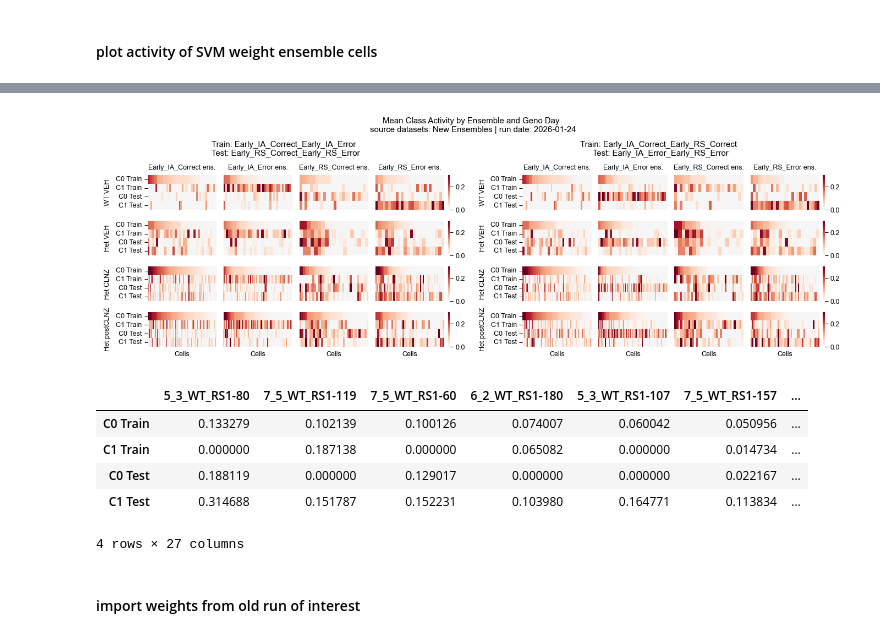
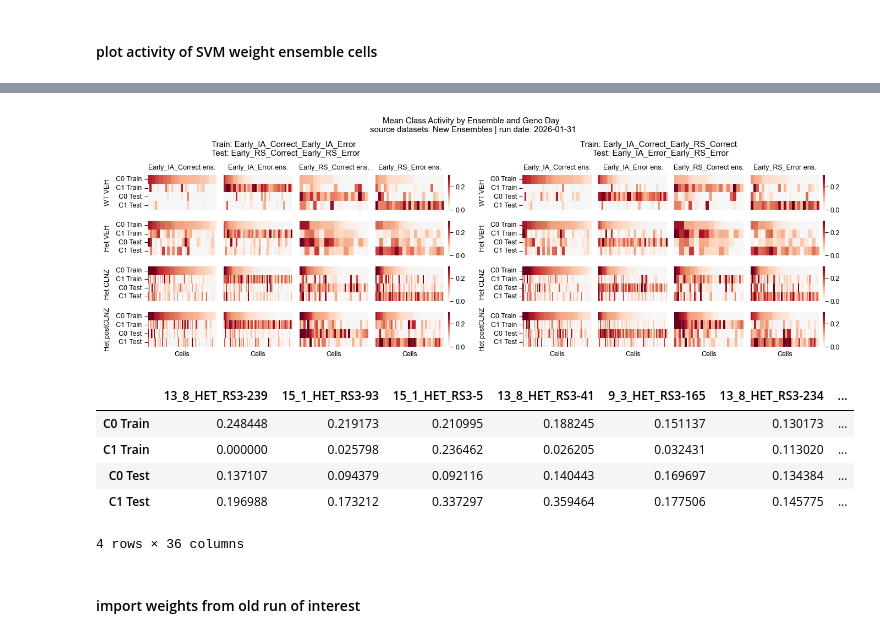
Before and after one commit to cjohnsoncruz/dlx56_mPFC_1p_SohalLab, a Jupyter notebook: code/Revisions- Fig 3-7 & Sup Fig 1-2 v3_ compare CCG_SVM_weights.ipynb, the cells around one changed output, grey strips where cells are left out. Saved outputs shown, nothing was run; the diff lists cells and outputs as text; code cells hidden in the pictures.

```diff
--- a/code/Revisions- Fig 3-7 & Sup Fig 1-2 v3_ compare CCG_SVM_weights.ipynb
+++ b/code/Revisions- Fig 3-7 & Sup Fig 1-2 v3_ compare CCG_SVM_weights.ipynb
@@ -174,7 +194,8 @@ decoding_type_to_var = {
     'out_of_distribution_single_stage': 'decode_out_distrib_single_stage',
 }
 ## choose run record to draw
-run_record_loc = r'C:\\Users\\13car\\Dropbox\\local_github_repos_personal\\dlx56_mPFC_1p_SohalLab\\results\\figure_5_prep_mid_decoding figures_24_Jan_2026'
+run_record_loc = r'C:\Users\13car\Dropbox\local_github_repos_personal\dlx56_mPFC_1p_SohalLab\results\figure_5_prep_mid_decoding figures_31_Jan_2026'
+# run_record_loc = r'C:\\Users\\13car\\Dropbox\\local_github_repos_personal\\dlx56_mPFC_1p_SohalLab\\results\\figure_5_prep_mid_decoding figures_24_Jan_2026'
 generalize_svm_record_file = f"Decoder- Out of Distribution - run version record.csv"
 #collect info on current runs to read them into notebook
 last_run_info = pd.read_csv(run_record_loc + '/' + generalize_svm_record_file)
@@ -1450,0 +1472,6 @@ comparison_summary.sort_values(by = 'absolute_difference')
+# %%
+fig, ax = plt.subplots(1,1, figsize = (3,2))
+sns.swarmplot(data = comparison_summary, x = "Comparison",y = 'absolute_difference', dodge = True, **geno_color_dict_no_errorbar)
+set_labels(ax = ax, label_dict = {'title': f"Difference (Old - New) in CCGP between Matlab ensemble detection runs",
+                                  'xlabel': f"Figure/CCG Type",
+                                  'ylabel': f"Performance Diff. (Absolute Value)"})
@@ -1943,7 +1970,9 @@ array([0.26825  , 0.1125   , 0.14025  , 0.16925  , 0.32475  , 0.0685   ,
 early_stages = ['Early_IA_Correct', 'Early_IA_Error', 'Early_RS_Correct', 'Early_RS_Error']
 late_stages = ['Late_IA', 'Late_RS']
 # %%
-def stack_weight_activity_matrices(weight_matrices, group_cols, align_func,
+def stack_weight_activity_matrices(weight_matrices,
+                                   group_cols,
+                                     align_func,
                                    activity_cols:list = ['class_0_train_activity_matrix', 'class_1_train_activity_matrix', 'class_0_test_activity_matrix', 'class_1_test_activity_matrix'],
                                    activity_labels:list =  ['C0 Train mean activity', 'C1 Train mean activity', 'C0 Test mean activity', 'C1 Test mean activity']):
     """
@@ -2016,15 +2045,15 @@ for comp_n, ((train_on, test_on), subset) in enumerate(df.groupby(['train_on', '
     subf = subfigs[comp_n]
     axes = subf.subplots(len(row_vals), len(early_stages), squeeze=True)
 
-    for (rv, ens), ax in zip(product(row_vals, early_stages), axes.flat):
-        cell = subset[(subset[row] == rv) & (subset[col] == ens)]
+    for (geno, ens), ax in zip(product(row_vals, early_stages), axes.flat):
+        cell = subset[(subset[row] == geno) & (subset[col] == ens)]
         if  ens in early_stages and len(cell) > 0:
             last_col = ens == col_vals[-1]
             #use cell id + weight matrix to make table
             cell_weight_df = pd.DataFrame(cell['weight_matrix_all_runs'].iloc[0], columns=cell['final_cell_ids'].iloc[0])
             sns.heatmap(cell_weight_df, ax=ax, cmap='RdBu_r', center=0, vmin=vmin, vmax=vmax, cbar=True if last_col else False)
-            set_labels(ax = ax, label_dict= {'title': f"{ens}" if rv == row_vals[0] else "",
-                                            'ylabel': rv if ens == col_vals[0] else "Bootstrap",
+            set_labels(ax = ax, label_dict= {'title': f"{ens}" if geno == row_vals[0] else "",
+                                            'ylabel': geno if ens == col_vals[0] else "Bootstrap",
                                             'xlabel': "Cells"})
             ax.set_xticks([])
             ax.set_yticks([])
@@ -2051,46 +2080,43 @@ stacked_weights.head()
 # %%
 ## NEW_ PLOT CLass_0 train, test, class 1 train test activity matrices as heatmaps
-df = stacked_weights
 activity_cols = ['class_0_train_activity_matrix', 'class_1_train_activity_matrix', 'class_0_test_activity_matrix', 'class_1_test_activity_matrix']
 class_labels = ['C0 Train', 'C1 Train', 'C0 Test', 'C1 Test']
 activity_labels =  ['C0 Train mean activity', 'C1 Train mean activity', 'C0 Test mean activity', 'C1 Test mean activity']
 
 # PLOT ACTIVITY
 fig = plt.figure(figsize=(9, 3), layout='constrained')
 subfigs = fig.subfigures(1, 2)
-for comp_n, ((train_on, test_on), subset) in enumerate(df.groupby(['train_on', 'test_on'])):
+for comp_n, ((train_on, test_on), subset) in enumerate(stacked_weights.groupby(['train_on', 'test_on'])):
 
     axes =subfigs[comp_n].subplots(len(geno_order), len(early_stages), squeeze=True)
 
-    for (rv, ens), ax in zip(product(geno_order, early_stages), axes.flat):
-        cell = subset[(subset['geno_day'] == rv) & (subset['ensemble'] == ens)]
+    for (geno, ens), ax in zip(product(geno_order, early_stages), axes.flat):
+        cell = subset[(subset['geno_day'] == geno) & (subset['ensemble'] == ens)]
 
         if len(cell) > 0:    # Stack mean vectors: rows = class/split combos, cols = cells
-            stacked_activity = np.vstack([cell[ac].iloc[0] for ac in activity_labels])
+            stacked_activity = np.vstack([cell[ac].iloc[0] for ac in ['C0 Train mean activity', 'C1 Train mean activity', 'C0 Test mean activity', 'C1 Test mean activity']])
             cell_ids = cell['final_cell_ids'].iloc[0]
             activity_df = pd.DataFrame(stacked_activity, index=class_labels, columns=cell_ids).sort_values(by='C0 Train', axis = 1, ascending=False)
             sns.heatmap(activity_df, ax=ax, cmap='RdBu_r', center = 0, vmin=0, vmax=0.3,  cbar= ens == early_stages[-1], yticklabels= ens == early_stages[0])
-            set_labels(ax=ax, label_dict={'title': f"{ens} ens." if rv == geno_order[0] else "",
-                                          'ylabel': rv if ens == early_stages[0] else "",
-                                          'xlabel': "Cells" if rv == geno_order[-1] else ""})
+            set_labels(ax=ax, label_dict={'title': f"{ens} ens." if geno == geno_order[0] else "", 'ylabel': geno if ens == early_stages[0] else "", 'xlabel': "Cells" if geno == geno_order[-1] else ""})
             ax.set_xticks([])
     subfigs[comp_n].suptitle(f"Train: {train_on} \n Test: {test_on}")
 
 fig_suptitle = f"Mean Class Activity by Ensemble and Geno Day \n source datasets: {weight_matrices.dataset_label.iloc[0]} | run date: {weight_matrices.run_end_date.iloc[0]}"
 fig.suptitle(fig_suptitle)
 fig_filename = f"CCGP Mean Class Activity by Ens X Geno Day _ SVM data {weight_matrices.dataset_label.iloc[0]} {date_tag}"
 fig.savefig(results_loc_ccg_compare / f"{fig_filename}.png", dpi=300)
 # %% [output]
-[figure, old version]
+[figure, new version]
 # %%
 activity_df.sort_values(by='C0 Train', axis = 1, ascending=False)
 # %% [output]
-|  | 5_3_WT_RS1-80 | 7_5_WT_RS1-119 | 7_5_WT_RS1-60 | 6_2_WT_RS1-180 | 5_3_WT_RS1-107 | 7_5_WT_RS1-157 | ... |
-| C0 Train | 0.133279 | 0.102139 | 0.100126 | 0.074007 | 0.060042 | 0.050956 | ... |
-| C1 Train | 0.000000 | 0.187138 | 0.000000 | 0.065082 | 0.000000 | 0.014734 | ... |
-| C0 Test | 0.188119 | 0.000000 | 0.129017 | 0.000000 | 0.000000 | 0.022167 | ... |
-| C1 Test | 0.314688 | 0.151787 | 0.152231 | 0.103980 | 0.164771 | 0.113834 | ... |
+|  | 13_8_HET_RS3-239 | 15_1_HET_RS3-93 | 15_1_HET_RS3-5 | 13_8_HET_RS3-41 | 9_3_HET_RS3-165 | 13_8_HET_RS3-234 | ... |
+| C0 Train | 0.248448 | 0.219173 | 0.210995 | 0.188245 | 0.151137 | 0.130173 | ... |
+| C1 Train | 0.000000 | 0.025798 | 0.236462 | 0.026205 | 0.032431 | 0.113020 | ... |
+| C0 Test | 0.137107 | 0.094379 | 0.092116 | 0.140443 | 0.169697 | 0.134384 | ... |
+| C1 Test | 0.196988 | 0.173212 | 0.337297 | 0.359464 | 0.177506 | 0.145775 | ... |
-4 rows × 27 columns
+4 rows × 36 columns
 # %% [markdown]
 #### import weights from old run of interest
 # %%
```
Also changed, not shown: parts of 68 cells of this notebook, 4 other files.
